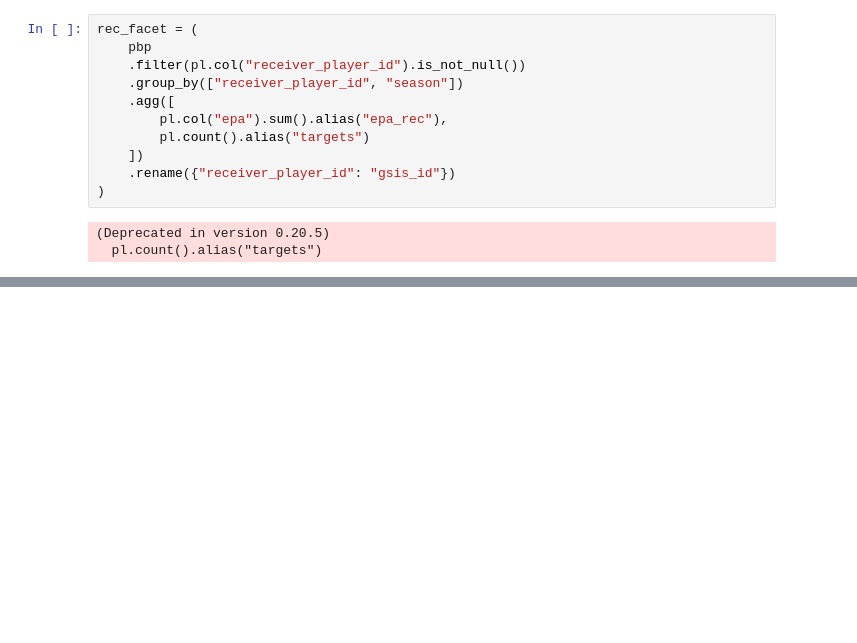
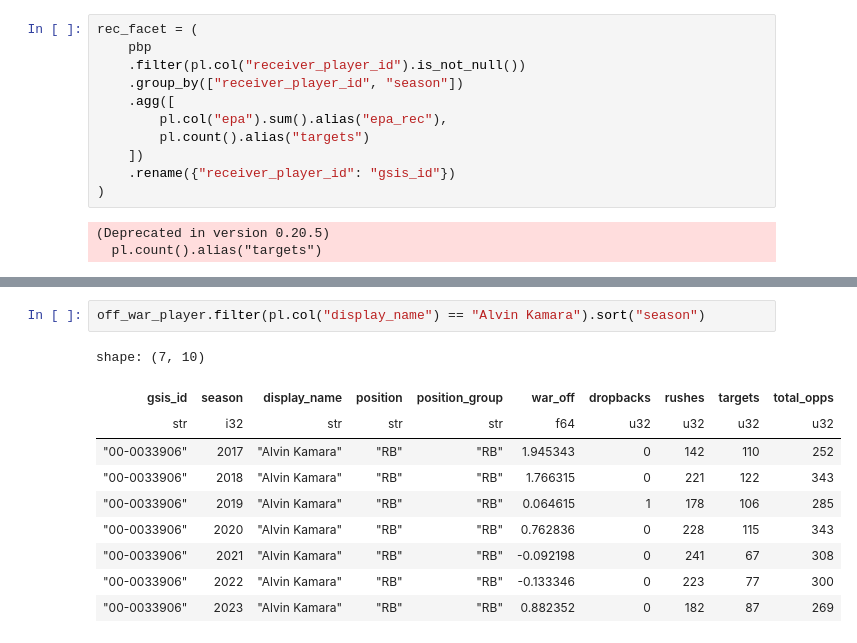
Before and after one commit to ShinThomas/utility-player-value, a Jupyter notebook: notebooks/04_nfl_war.ipynb, the cells around one changed output, grey strips where cells are left out. Cells and saved outputs as stored; diff of their text form; blank space fills up the shorter version.

```diff
--- a/notebooks/04_nfl_war.ipynb
+++ b/notebooks/04_nfl_war.ipynb
@@ -104,0 +317,13 @@ off_long = (
+# %%
+off_war_player.filter(pl.col("display_name") == "Alvin Kamara").sort("season")
+# %% [output]
+shape: (7, 10)
+| gsis_id | season | display_name | position | position_group | war_off | dropbacks | rushes | targets | total_opps |
+| str | i32 | str | str | str | f64 | u32 | u32 | u32 | u32 |
+| "00-0033906" | 2017 | "Alvin Kamara" | "RB" | "RB" | 1.945343 | 0 | 142 | 110 | 252 |
+| "00-0033906" | 2018 | "Alvin Kamara" | "RB" | "RB" | 1.766315 | 0 | 221 | 122 | 343 |
+| "00-0033906" | 2019 | "Alvin Kamara" | "RB" | "RB" | 0.064615 | 1 | 178 | 106 | 285 |
+| "00-0033906" | 2020 | "Alvin Kamara" | "RB" | "RB" | 0.762836 | 0 | 228 | 115 | 343 |
+| "00-0033906" | 2021 | "Alvin Kamara" | "RB" | "RB" | -0.092198 | 0 | 241 | 67 | 308 |
+| "00-0033906" | 2022 | "Alvin Kamara" | "RB" | "RB" | -0.133346 | 0 | 223 | 77 | 300 |
+| "00-0033906" | 2023 | "Alvin Kamara" | "RB" | "RB" | 0.882352 | 0 | 182 | 87 | 269 |
```
Also changed, not shown: parts of 14 cells of this notebook.
